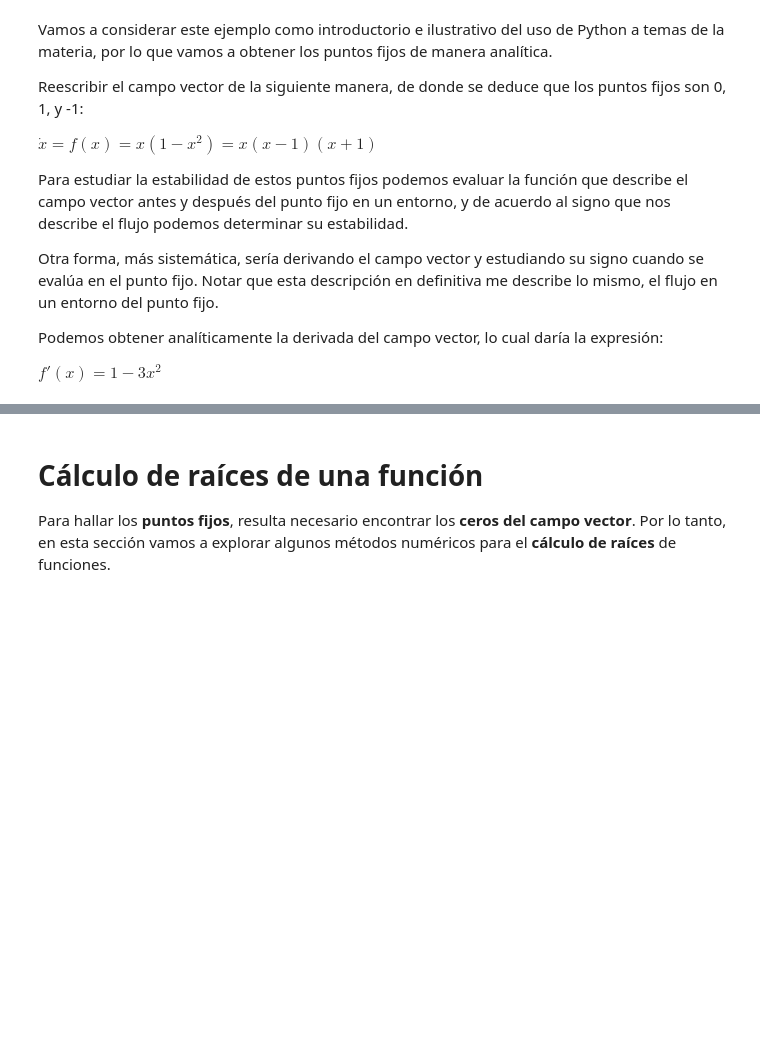
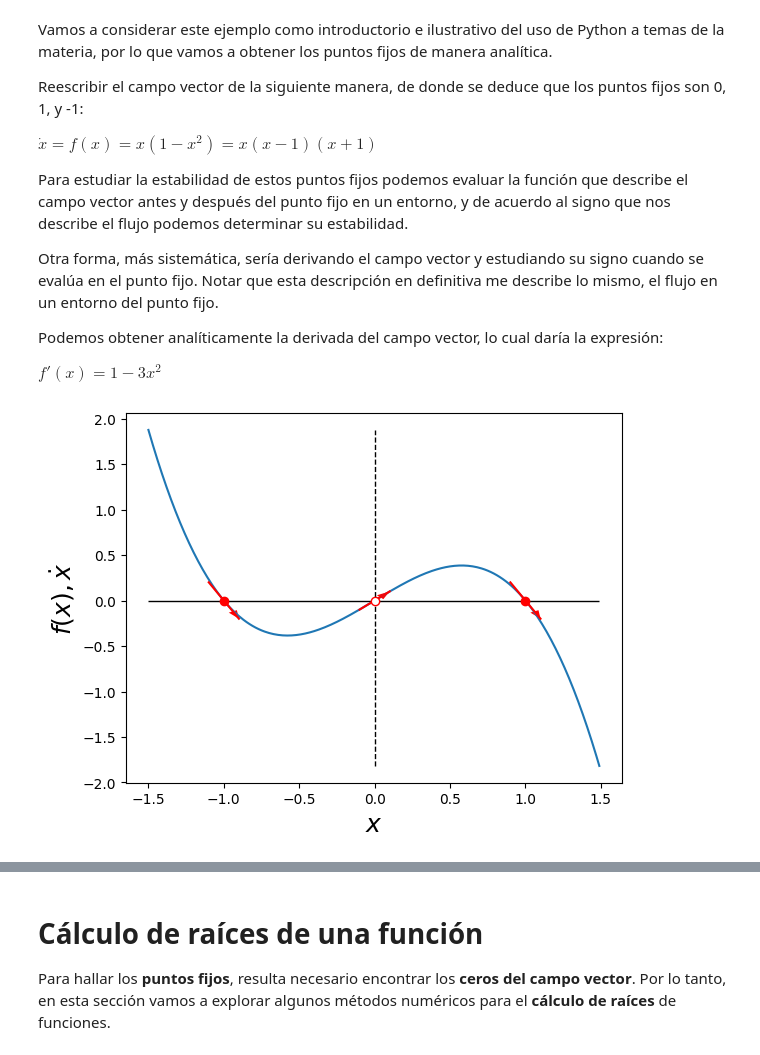
Before and after one commit to SantiDrelewicz/Data-Science, a Jupyter notebook: Introduccion al modelado continuo/Laboratorio Numérico/Colabs/nb01_Raices.ipynb, the cells around one changed output, grey strips where cells are left out. Cells and saved outputs as stored; diff of their text form; code cells hidden in the pictures; blank space fills up the shorter version.

```diff
--- a/Introduccion al modelado continuo/Laboratorio Numérico/Colabs/nb01_Raices.ipynb
+++ b/Introduccion al modelado continuo/Laboratorio Numérico/Colabs/nb01_Raices.ipynb
@@ -131,20 +134,26 @@ ordenadas = -np.array(pendientes)*np.array(puntosfijos)
 # %%
-markerfcolors = ['w', 'r']
-markerecolors = ['r', 'r']
+markerfcolors, markerecolors = ('w', 'r'), ('r', 'r')
+epsilon = 0.1
+n = 10
+
 plt.vlines(0, ymin=y.min(), ymax=y.max(), colors='k', ls='--', lw=1)
 plt.hlines(0, xmin=x.min(), xmax=x.max(), colors='k', ls='-', lw=1)
 plt.plot(x, y)
-plt.xlabel('$x$', fontsize=18)
-plt.ylabel('$f(x), \dot{x}$', fontsize=18)
-for p in np.arange(len(puntosfijos)):
-    epsilon = 0.1
-    n = 10
-    x_tmp = np.linspace(puntosfijos[p]-epsilon, puntosfijos[p]+epsilon, n)
-    y_tmp = pendientes[p]*x_tmp+ordenadas[p]
+plt.xlabel(r'$x$', fontsize=18)
+plt.ylabel(r'$f(x), \dot{x}$', fontsize=18)
+
+for i in np.arange(len(puntosfijos)):
+    x_tmp = np.linspace(puntosfijos[i] - epsilon, puntosfijos[i] + epsilon, n)
+    y_tmp = pendientes[i]*x_tmp + ordenadas[i]
     plt.plot(x_tmp, y_tmp, 'r')
-    plt.arrow(x_tmp[-2], y_tmp[-2], x_tmp[-1]-x_tmp[-2], y_tmp[-1]-y_tmp[-2],
-              shape='full', color='r', lw=0, length_includes_head=True, head_width=.06)
-    plt.plot(puntosfijos[p], 0, marker='o',
-             markerfacecolor=markerfcolors[estabilidad[p]], markeredgecolor=markerecolors[estabilidad[p]])
+    plt.arrow(
+        x_tmp[-2], y_tmp[-2], x_tmp[-1]-x_tmp[-2], y_tmp[-1]-y_tmp[-2],
+        shape='full', color='r', lw=0, length_includes_head=True, head_width=.06
+    )
+    plt.plot(puntosfijos[i], 0, marker='o',
+             markerfacecolor=markerfcolors[estabilidad[i]],
+             markeredgecolor=markerecolors[estabilidad[i]])
 plt.show()
+# %% [output]
+[figure, added]
 # %%
```
Also changed, not shown: parts of 63 cells of this notebook.
